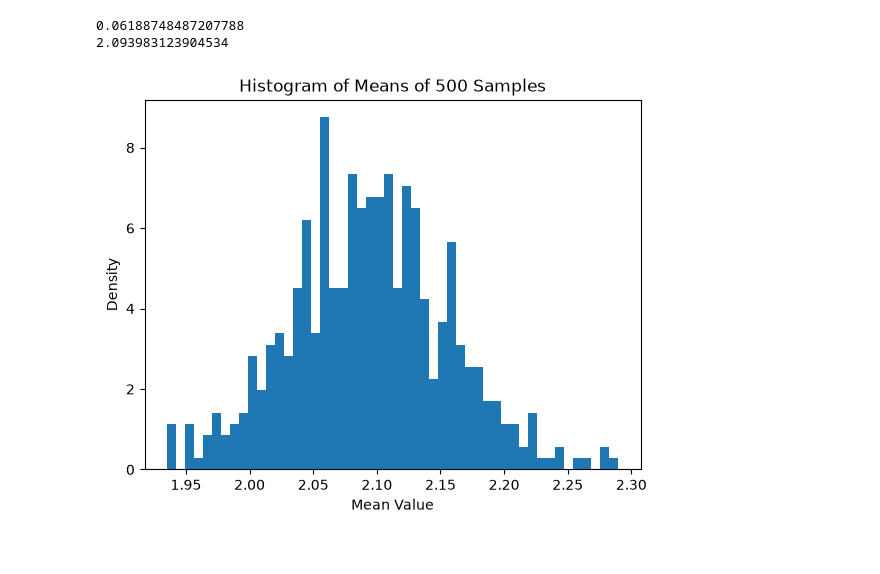
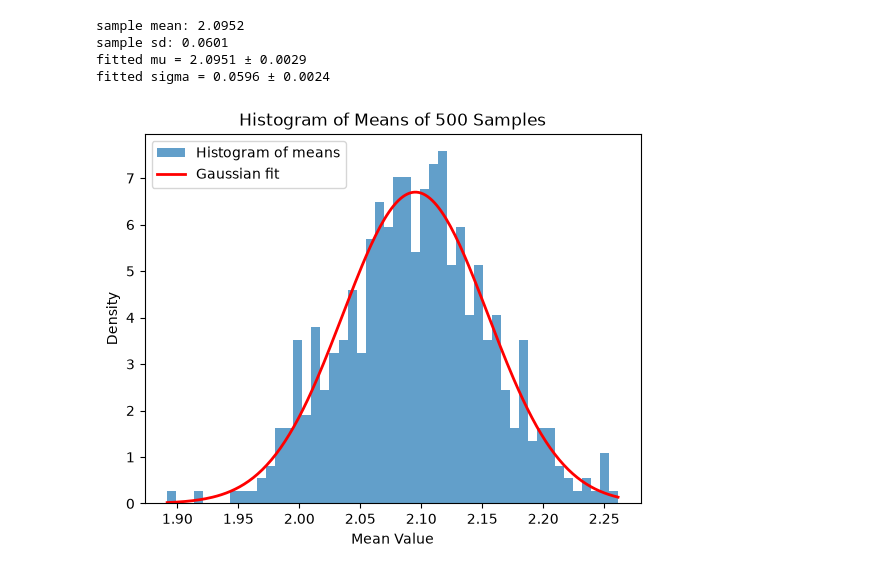
Before and after one commit to OlCrock/DAML, a Jupyter notebook: checkpoint2.ipynb, the cells around one changed output. Saved outputs shown, nothing was run; the diff lists cells and outputs as text; code cells hidden in the pictures.

```diff
--- a/checkpoint2.ipynb
+++ b/checkpoint2.ipynb
@@ -32,28 +33,50 @@ print(variance)
 # %%
 # create 1000 independent data sets of size 1000 each, and compute the mean of each data set
 means = []
 for _ in range(500):
     sample = np.array([])
     while len(sample) < n:
         new_samples = np.random.exponential(scale=2.2, size=n)
         sample = np.concatenate([sample, new_samples[new_samples <= 10]])
     sample = sample[:n]
     means.append(np.mean(sample))
 
+# define Gaussian PDF for curve fitting
+def gaussian(x, mu, sigma):
+    return 1 / (sigma * np.sqrt(2 * np.pi)) * np.exp(-((x - mu) ** 2) / (2 * sigma ** 2))
+
+# plot histogram
+hist, bin_edges = np.histogram(means, bins=10000, density=True)
+bin_centres = 0.5 * (bin_edges[:-1] + bin_edges[1:])
+
+# fit Gaussian to histogram using curve_fit
+p0 = [np.mean(means), np.std(means)]
+popt, pcov = curve_fit(gaussian, bin_centres, hist, p0=p0)
+perr = np.sqrt(np.diag(pcov))
+
+mu_fit, sigma_fit = popt
+
 mean = np.mean(means)
 sd = np.std(means)
-print(sd)
-print(mean)
+print(f"sample mean: {mean:.4f}")
+print(f"sample sd: {sd:.4f}")
+print(f"fitted mu = {mu_fit:.4f} ± {perr[0]:.4f}")
+print(f"fitted sigma = {sigma_fit:.4f} ± {perr[1]:.4f}")
 
-plt.hist(means, bins=50, density=True)
+x = np.linspace(min(means), max(means), 200)
+plt.hist(means, bins=50, density=True, alpha=0.7, label='Histogram of means')
+plt.plot(x, gaussian(x, *popt), 'r-', linewidth=2, label='Gaussian fit')
 plt.xlabel('Mean Value')
 plt.ylabel('Density')
 plt.title('Histogram of Means of 500 Samples')
+plt.legend()
 plt.show()
 # %% [output]
-0.06188748487207788
-2.093983123904534
+sample mean: 2.0952
+sample sd: 0.0601
+fitted mu = 2.0951 ± 0.0029
+fitted sigma = 0.0596 ± 0.0024
-[figure, old version]
+[figure, new version]
 # %%
 # add gaussian noise
 
```
Also changed, not shown: parts of 4 cells of this notebook.
